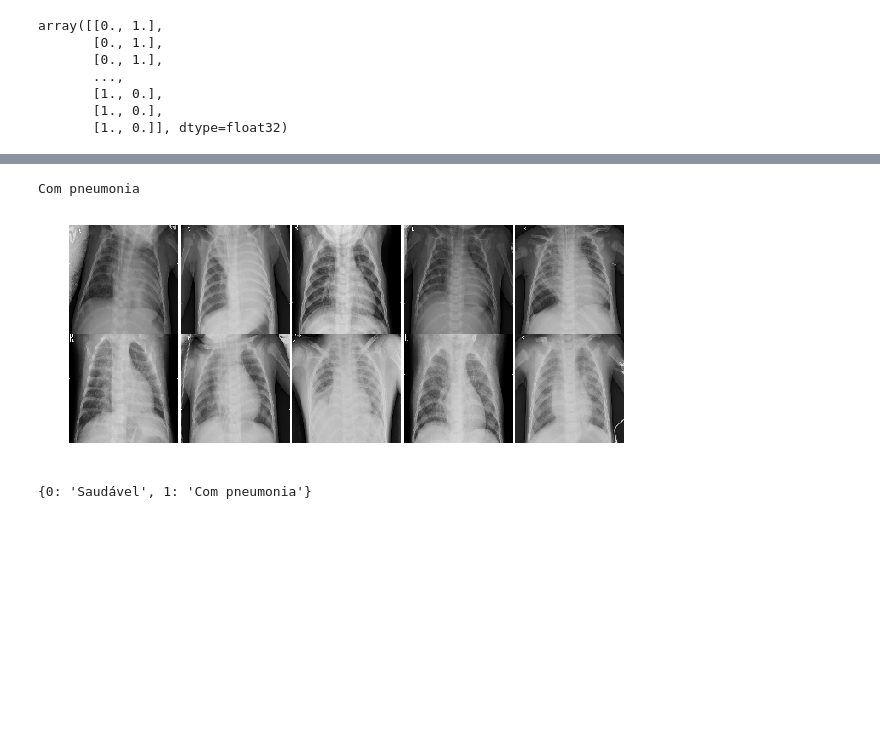
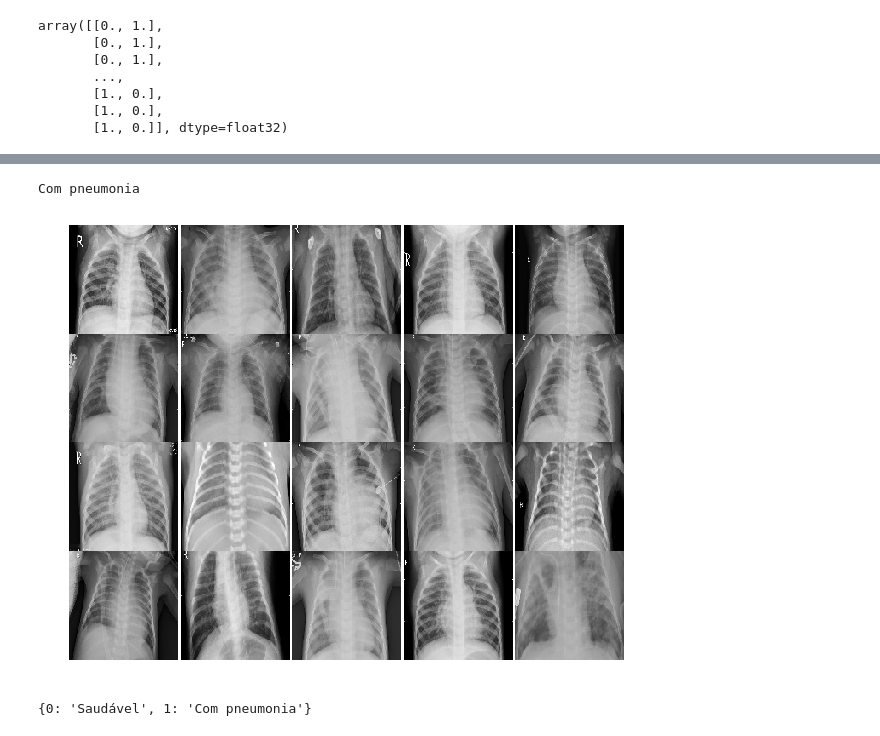
Before and after one commit to leoliveira00/colab-files, a Jupyter notebook: chestxray_with_transfer_learning.ipynb, the cells around one changed output, grey strips where cells are left out. Cells and saved outputs as stored; diff of their text form; code cells hidden in the pictures; blank space fills up the shorter version.

```diff
--- a/chestxray_with_transfer_learning.ipynb
+++ b/chestxray_with_transfer_learning.ipynb
@@ -238,9 +272,9 @@ Saudável
 # %%
 # 10 radiografias de pacientes com pneumonia
-plotImgs(True, 10)
+plotImgs(True, 20)
 # %% [output]
 Com pneumonia
-[figure, old version]
+[figure, new version]
 # %%
 # mapa de características dos dados de treinamento
 mapaCaractTreino(y_train)
```
Also changed, not shown: parts of 19 cells of this notebook.
